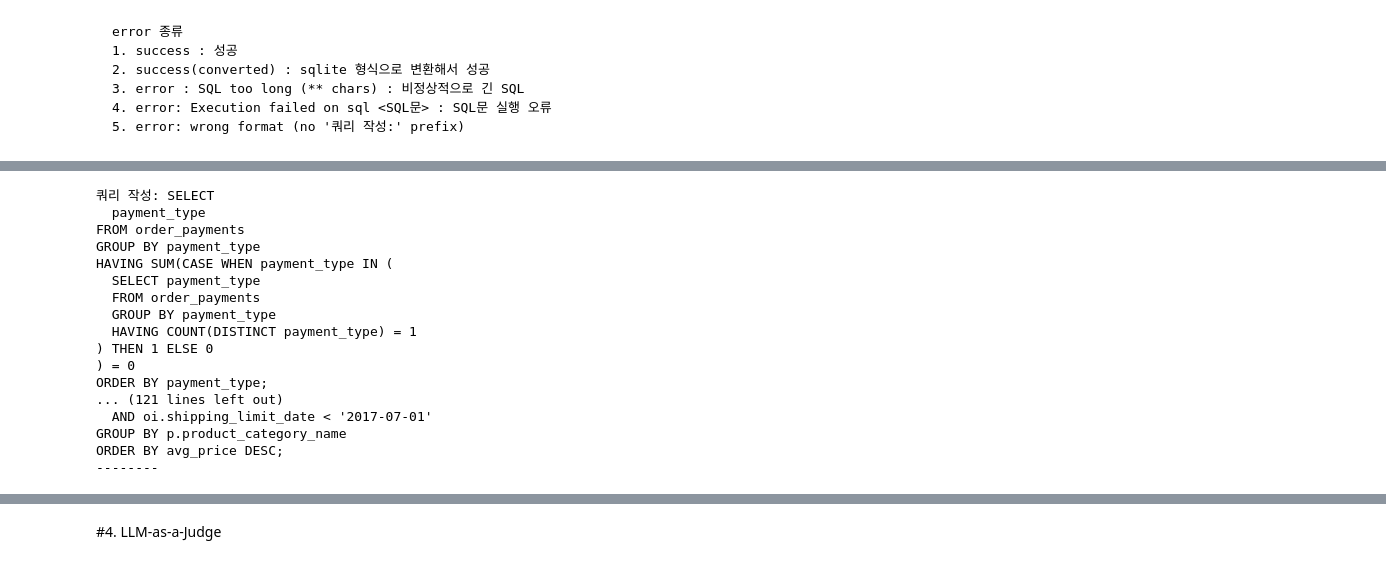
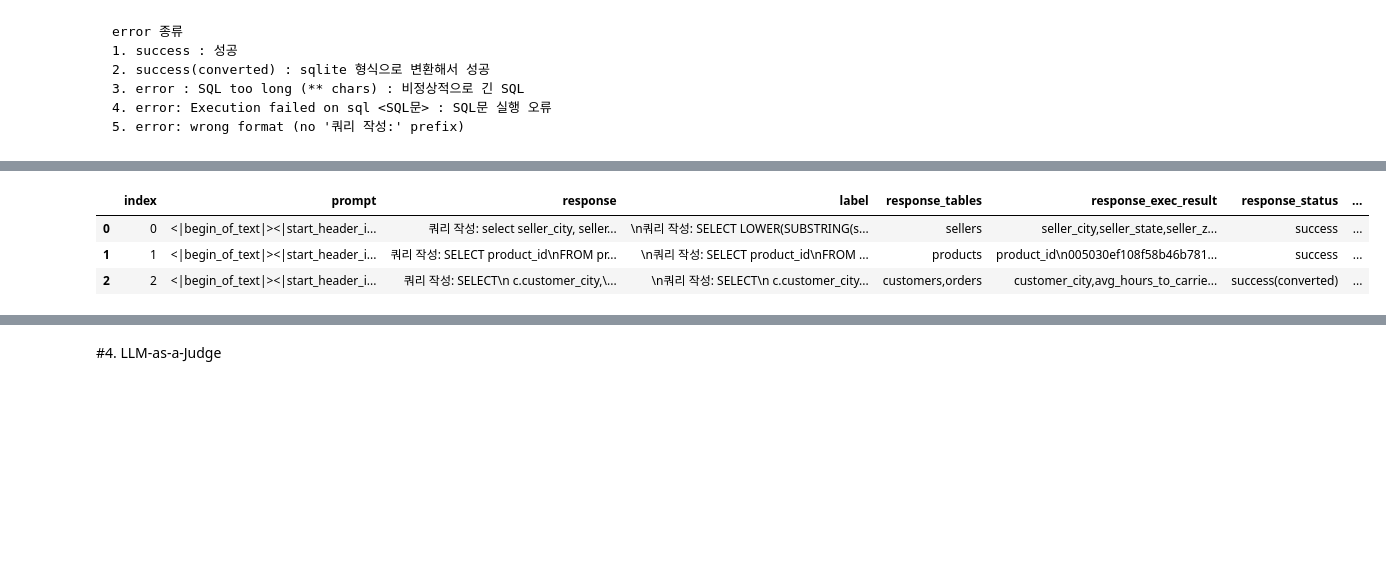
Before and after one commit to leejunho12316/LLM_FineTuning_2, a Jupyter notebook: 6_FineTuning_평가.ipynb, the cells around one changed output, grey strips where cells are left out. Drawn from its saved outputs; the diff is of its cells as text; code cells hidden in the pictures; blank space fills up the shorter version.

```diff
--- a/6_FineTuning_평가.ipynb
+++ b/6_FineTuning_평가.ipynb
@@ -103,11 +101,12 @@ Extracted all contents of Llama-3-Alpha-Ko-8B-Instruct_with_exec2.zip to current
 # %%
 import pandas as pd
 
-data_1B = pd.read_csv('Llama-3.2-1B-Instruct_with_exec.csv')
-data_1B_2 = pd.read_csv('Llama-3.2-1B-Instruct_with_exec2.csv')
-data_3B = pd.read_csv('Llama-3.2-3B-Instruct_with_exec.csv')
-data_3B_2 = pd.read_csv('Llama-3.2-3B-Instruct_with_exec2.csv')
-data_8B = pd.read_csv('Llama-3.1-8B-Instruct_with_exec.csv')
-data_8B_ce = pd.read_csv('Llama-3.1-8B-Instruct-text-to-sql-FT-olist-config-edit_with_exec.csv')
-data_8B_Alpha = pd.read_csv('Llama-3-Alpha-Ko-8B-Instruct_with_exec.csv')
-data_8B_Alpha2 = pd.read_csv('Llama-3-Alpha-Ko-8B-Instruct_with_exec2.csv')
+# data_1B = pd.read_csv('Llama-3.2-1B-Instruct_with_exec.csv')
+# data_3B = pd.read_csv('Llama-3.2-3B-Instruct_with_exec.csv')
+# data_8B = pd.read_csv('Llama-3.1-8B-Instruct_with_exec.csv')
+# data_8B_Alpha = pd.read_csv('Llama-3-Alpha-Ko-8B-Instruct_with_exec.csv')
+
+data_1B_original = pd.read_csv('Llama-3.2-1B-Instruct_with_exec2.csv')
+data_3B_original = pd.read_csv('Llama-3.2-3B-Instruct_with_exec2.csv')
+data_8B_original = pd.read_csv('Llama-3.1-8B-Instruct-text-to-sql-FT-olist-config-edit_with_exec.csv')
+data_8B_Alpha_original = pd.read_csv('Llama-3-Alpha-Ko-8B-Instruct_with_exec2.csv')
@@ -209,22 +147,7 @@ data_8B_Alpha
-# %%
-for i in range(0,10):
-  print(data_8B_Alpha[][data_8B_Alpha['response_status'].str.contains('Execution failed on sql')].iloc[i])
-  print('--------')
-# %% [output]
-쿼리 작성: SELECT
-  payment_type
-FROM order_payments
-GROUP BY payment_type
-HAVING SUM(CASE WHEN payment_type IN (
-  SELECT payment_type
-  FROM order_payments
-  GROUP BY payment_type
-  HAVING COUNT(DISTINCT payment_type) = 1
-) THEN 1 ELSE 0
-) = 0
-ORDER BY payment_type;
-... (121 lines left out)
-  AND oi.shipping_limit_date < '2017-07-01'
-GROUP BY p.product_category_name
-ORDER BY avg_price DESC;
---------
+# %%
+data_8B.head(3)
+# %% [output]
+|  | index | prompt | response | label | response_tables | response_exec_result | response_status | ... |
+| 0 | 0 | <|begin_of_text|><|start_header_i... | 쿼리 작성: select seller_city, seller... | \n쿼리 작성: SELECT LOWER(SUBSTRING(s... | sellers | seller_city,seller_state,seller_z... | success | ... |
+| 1 | 1 | <|begin_of_text|><|start_header_i... | 쿼리 작성: SELECT product_id\nFROM pr... | \n쿼리 작성: SELECT product_id\nFROM ... | products | product_id\n005030ef108f58b46b781... | success | ... |
+| 2 | 2 | <|begin_of_text|><|start_header_i... | 쿼리 작성: SELECT\n c.customer_city,\... | \n쿼리 작성: SELECT\n c.customer_city... | customers,orders | customer_city,avg_hours_to_carrie... | success(converted) | ... |
```
Also changed, not shown: parts of 31 cells of this notebook, 6 other files.
